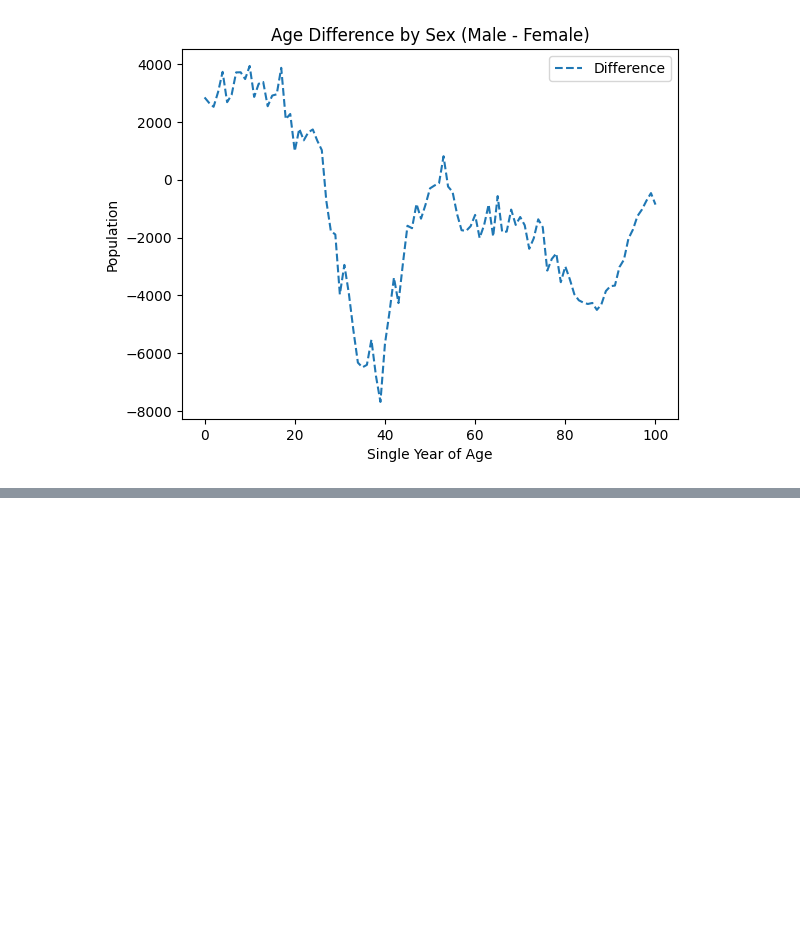
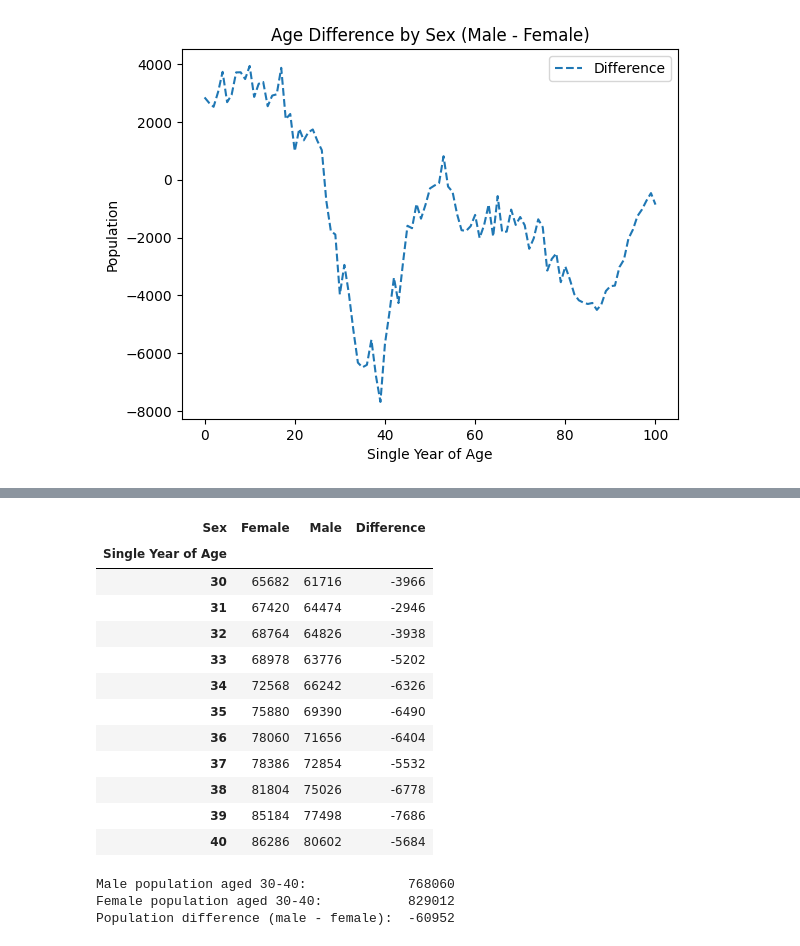
Before and after one commit to irenecelebrin/programming-for-data-analytics, a Jupyter notebook: my-tasks/assignment05-population.ipynb, the cells around one changed output, grey strips where cells are left out. Cells and saved outputs as stored; diff of their text form; code cells hidden in the pictures; blank space fills up the shorter version.

```diff
--- a/my-tasks/assignment05-population.ipynb
+++ b/my-tasks/assignment05-population.ipynb
@@ -226,0 +221,37 @@ plt.show()
+# %%
+#  Create variable for 35 years
+age_target = 35
+
+# Select dataframe subset for age group (30 +- 5)
+age_group_analysis = df_analysis[(df_analysis.index <= age_target + 5) & (df_analysis.index >= age_target - 5)]
+
+# show dataframe
+age_group_analysis
+# %% [output]
+| Sex | Female | Male | Difference |
+| Single Year of Age |  |  |  |
+| 30 | 65682 | 61716 | -3966 |
+| 31 | 67420 | 64474 | -2946 |
+| 32 | 68764 | 64826 | -3938 |
+| 33 | 68978 | 63776 | -5202 |
+| 34 | 72568 | 66242 | -6326 |
+| 35 | 75880 | 69390 | -6490 |
+| 36 | 78060 | 71656 | -6404 |
+| 37 | 78386 | 72854 | -5532 |
+| 38 | 81804 | 75026 | -6778 |
+| 39 | 85184 | 77498 | -7686 |
+| 40 | 86286 | 80602 | -5684 |
+# %%
+# Create arrays for men and female population aged 30-40
+age_group_male_total = age_group_analysis['Male'].sum()
+age_group_female_total = age_group_analysis['Female'].sum()
+# calculate difference
+age_group_difference = age_group_male_total - age_group_female_total
+
+print(f'Male population aged 30-40:\t\t{age_group_male_total}')
+print(f'Female population aged 30-40:\t\t{age_group_female_total}')
+print(f'Population difference (male - female):\t{age_group_difference}')
+# %% [output]
+Male population aged 30-40:             768060
+Female population aged 30-40:           829012
+Population difference (male - female):  -60952
```
Also changed, not shown: parts of 8 cells of this notebook, 2 other files.
